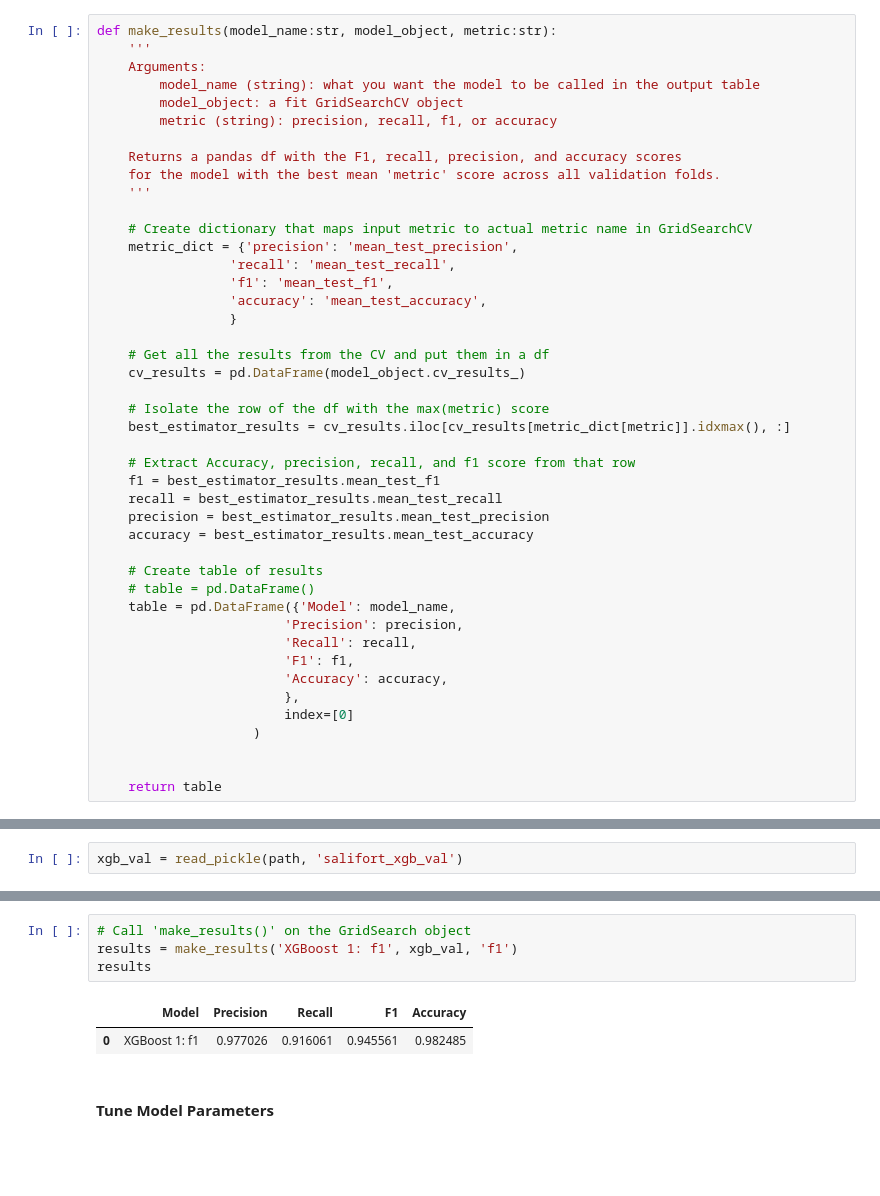
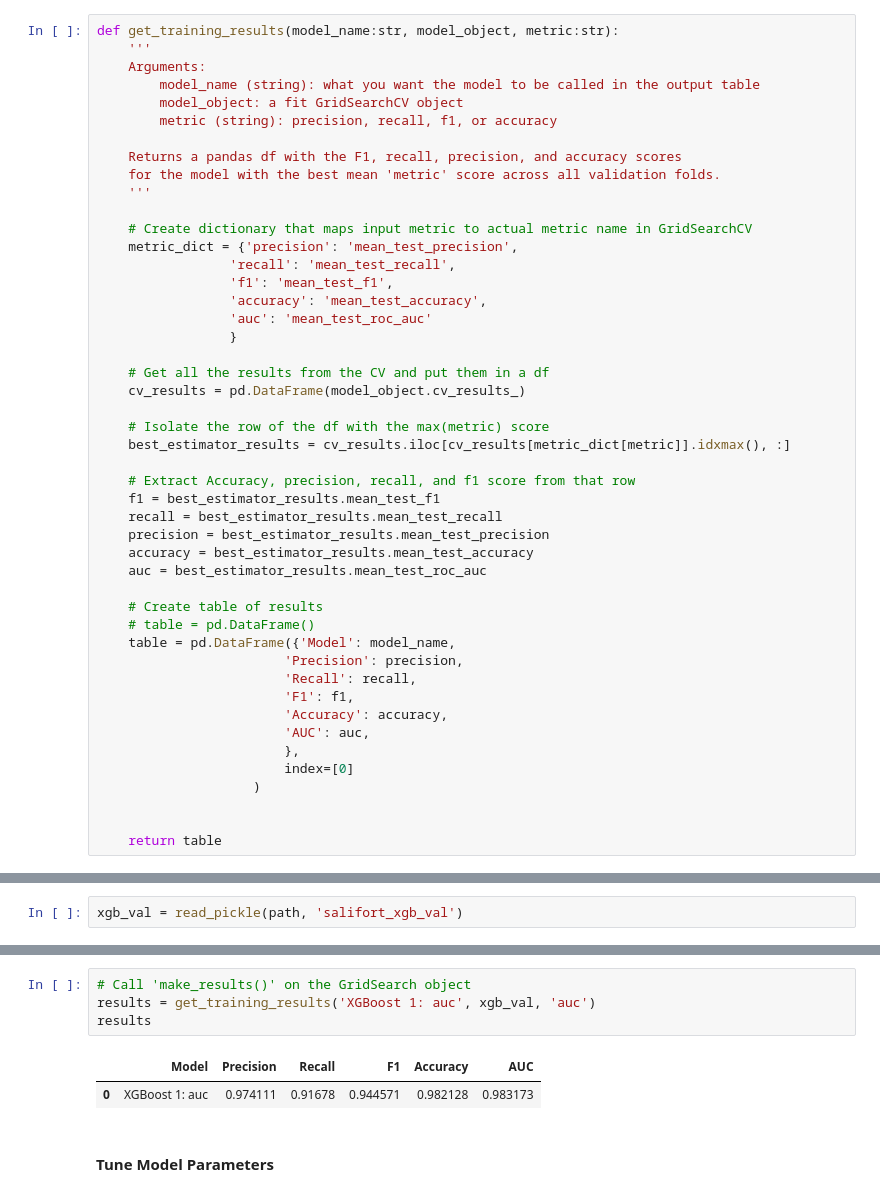
Before and after one commit to CoenMeintjes/predicting_employee_churn_salifort_motors, a Jupyter notebook: project_notebook.ipynb, the cells around one changed output, grey strips where cells are left out. Saved outputs shown, nothing was run; the diff lists cells and outputs as text; blank space fills up the shorter version.

```diff
--- a/project_notebook.ipynb
+++ b/project_notebook.ipynb
@@ -1004,5 +1022,5 @@ rf_val.best_params_
 # %%
-def make_results(model_name:str, model_object, metric:str):
+def get_training_results(model_name:str, model_object, metric:str):
     '''
     Arguments:
         model_name (string): what you want the model to be called in the output table
@@ -1018,6 +1036,7 @@ def make_results(model_name:str, model_object, metric:str):
                  'recall': 'mean_test_recall',
                  'f1': 'mean_test_f1',
                  'accuracy': 'mean_test_accuracy',
+                 'auc': 'mean_test_roc_auc'
                  }
 
     # Get all the results from the CV and put them in a df
@@ -1031,6 +1050,7 @@ def make_results(model_name:str, model_object, metric:str):
     recall = best_estimator_results.mean_test_recall
     precision = best_estimator_results.mean_test_precision
     accuracy = best_estimator_results.mean_test_accuracy
+    auc = best_estimator_results.mean_test_roc_auc
 
     # Create table of results
     # table = pd.DataFrame()
@@ -1039,6 +1059,7 @@ def make_results(model_name:str, model_object, metric:str):
                         'Recall': recall,
                         'F1': f1,
                         'Accuracy': accuracy,
+                        'AUC': auc,
                         },
                         index=[0]
                     )
@@ -1232,11 +1266,11 @@ xgb_val.best_params_
  'subsample': 0.7}
 # %%
 # Call 'make_results()' on the GridSearch object
-results = make_results('XGBoost 1: f1', xgb_val, 'f1')
+results = get_training_results('XGBoost 1: auc', xgb_val, 'auc')
 results
 # %% [output]
-|  | Model | Precision | Recall | F1 | Accuracy |
-| 0 | XGBoost 1: f1 | 0.977026 | 0.916061 | 0.945561 | 0.982485 |
+|  | Model | Precision | Recall | F1 | Accuracy | AUC |
+| 0 | XGBoost 1: auc | 0.974111 | 0.91678 | 0.944571 | 0.982128 | 0.983173 |
 # %% [markdown]
 #### Tune Model Parameters
 # %%
```
Also changed, not shown: parts of 31 cells of this notebook, 4 other files.
